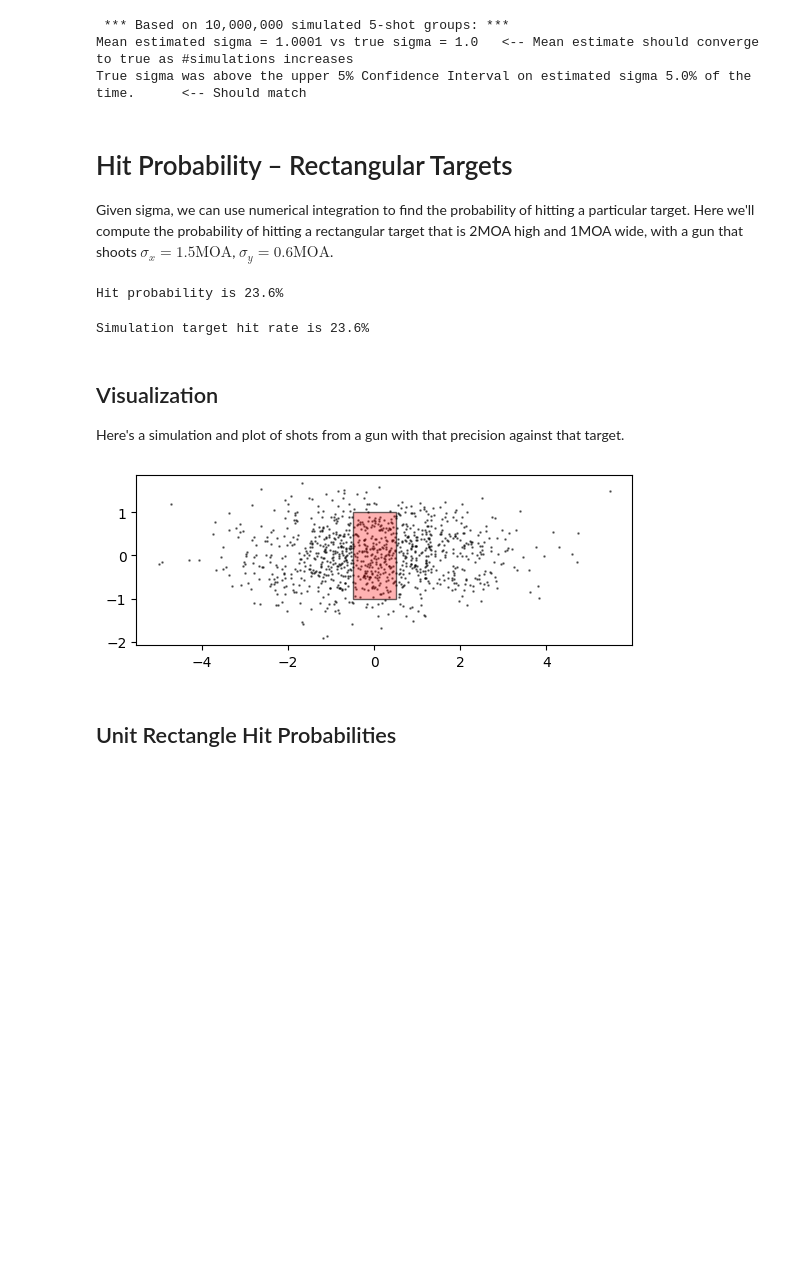
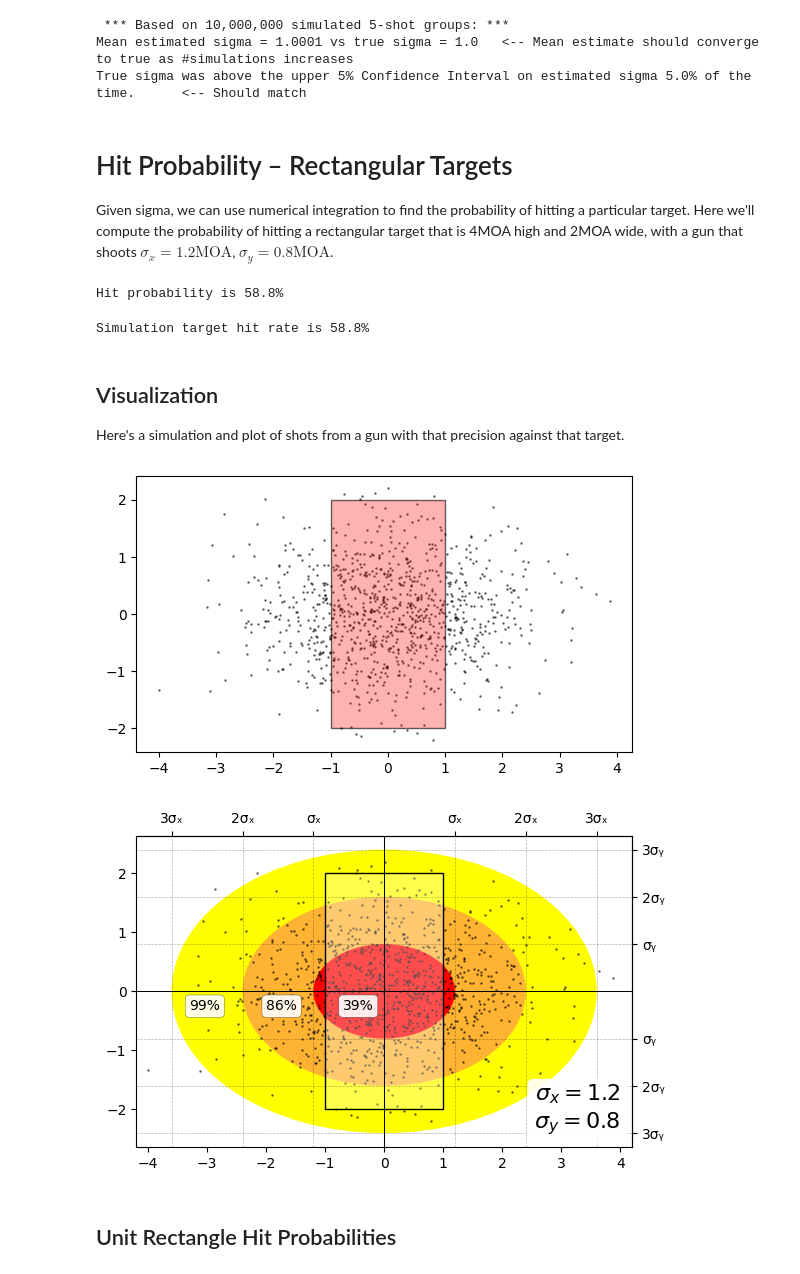
Before and after one commit to dbookstaber/ballistipedia, a Jupyter notebook: BallisticSimulations.ipynb, the cells around one changed output. Cells and saved outputs as stored; diff of their text form; code cells hidden in the pictures; blank space fills up the shorter version.

```diff
--- a/BallisticSimulations.ipynb
+++ b/BallisticSimulations.ipynb
@@ -590,14 +629,14 @@ True sigma was above the upper 5% Confidence Interval on estimated sigma 5.0% of
 # %% [markdown]
 # Hit Probability – Rectangular Targets
 
-Given sigma, we can use numerical integration to find the probability of hitting a particular target.  Here we'll compute the probability of hitting a rectangular target that is 2MOA high and 1MOA wide, with a gun that shoots $\sigma_x=1.5\text{MOA}$, $\sigma_y=0.6\text{MOA}$.
+Given sigma, we can use numerical integration to find the probability of hitting a particular target.  Here we'll compute the probability of hitting a rectangular target that is 4MOA high and 2MOA wide, with a gun that shoots $\sigma_x=1.2\text{MOA}$, $\sigma_y=0.8\text{MOA}$.
 # %%
 import numpy as np
 from scipy.stats import multivariate_normal
 from scipy import integrate
 
-sigmaX, sigmaY = 1.5, 0.6
-targetX, targetY = 1.0, 2.0
+sigmaX, sigmaY = 1.2, 0.8
+targetX, targetY = 2.0, 4.0
 
 def pdf(x,y):
     return multivariate_normal.pdf([x,y], mean=[0,0], cov=[[sigmaX**2, 0], [0, sigmaY**2]])
@@ -605,21 +644,23 @@ def pdf(x,y):
 hit_probability, err = integrate.nquad(pdf, [[-targetX/2.0, targetX/2.0], [-targetY/2.0, targetY/2.0]])
 print(f'Hit probability is {hit_probability:.1%}')
 # %% [output]
-Hit probability is 23.6%
+Hit probability is 58.8%
 # %%
 # Simulation to verify:
 numShots = 1_000_000
 shotsX = np.random.normal(scale=sigmaX, size=numShots)
 shotsY = np.random.normal(scale=sigmaY, size=numShots)
-hits = sum(1 for s in range(numShots) if ((abs(shotsX[s]) < targetX/2.0) and (abs(shotsY[s]) < targetY/2.0)))/numShots
+hits = sum(1 for s in range(numShots) if
+    ((abs(shotsX[s]) < targetX/2.0) and (abs(shotsY[s]) < targetY/2.0)))/numShots
 print(f'Simulation target hit rate is {hits:.1%}')
 # %% [output]
-Simulation target hit rate is 23.6%
+Simulation target hit rate is 58.8%
 # %% [markdown]
 ## Visualization
 
 Here's a simulation and plot of shots from a gun with that precision against that target.
 # %%
+from matplotlib import pyplot as plt
 from matplotlib.patches import Polygon
 numShots = 1000
 shotsX = np.random.normal(scale=sigmaX, size=numShots)
@@ -634,7 +675,47 @@ plt.show()
 #plt.savefig('TargetSim', dpi=500, bbox_inches='tight')
 #plt.savefig('TargetSim.svg', format='svg', bbox_inches='tight')
 # %% [output]
-[figure, old version]
+[figure, new version]
+# %%
+from matplotlib.patches import Ellipse
+
+ax = plt.gca()
+ax.set_aspect('equal')
+ax.scatter(shotsX, shotsY, s=0.7, color=[0,0,0,.5])
+target_vertices = ((-targetX/2,-targetY/2), (targetX/2,-targetY/2), (targetX/2,targetY/2), (-targetX/2,targetY/2))
+ax.add_patch(Polygon(target_vertices, closed=True, edgecolor=[0,0,0,1], facecolor=[1,1,1,.3]))
+
+ax.add_patch(Ellipse([0,0], 6*sigmaX, 6*sigmaY, facecolor=[1,1,0,1], edgecolor=[0,0,0,0], zorder=-3))
+ax.add_patch(Ellipse([0,0], 4*sigmaX, 4*sigmaY, facecolor=[1,.7,.2,1], edgecolor=[0,0,0,0], zorder=-2))
+ax.add_patch(Ellipse([0,0], 2*sigmaX, 2*sigmaY, facecolor=[1,0,0,1], edgecolor=[0,0,0,0], zorder=-1))
+ax.axhline(0, color='k', lw=0.75)
+ax.axvline(0, color='k', lw=0.75)
+ax.text(-0.7,-0.25,"39%", ha='left', va='center',bbox=dict(facecolor=[1,1,1,.9], boxstyle='round', lw=0.2))
+ax.text(-2.0,-0.25,"86%", ha='left', va='center',bbox=dict(facecolor=[1,1,1,.9], boxstyle='round', lw=0.2))
+ax.text(-3.3,-0.25,"99%", ha='left', va='center',bbox=dict(facecolor=[1,1,1,.9], boxstyle='round', lw=0.2))
+ax.text(4,-2,f'$\\sigma_x=${sigmaX}\n$\sigma_y=${sigmaY}',
+        ha='right', va='center', fontsize=16,
+        bbox=dict(facecolor=[1,1,1,.9], boxstyle='round', lw=0)
+        )
+
+axx = ax.secondary_xaxis('top')
+axx.set_xticks([-3*sigmaX, -2*sigmaX, -1*sigmaX, sigmaX, 2*sigmaX, 3*sigmaX])
+axx.set_xticklabels(['3σₓ', '2σₓ', 'σₓ', 'σₓ', '2σₓ', '3σₓ'], va='bottom')
+axy = ax.secondary_yaxis('right')
+axy.set_yticks([-3*sigmaY, -2*sigmaY, -1*sigmaY, 1*sigmaY, 2*sigmaY, 3*sigmaY])
+axy.set_yticklabels(['3σᵧ', '2σᵧ', 'σᵧ', 'σᵧ', '2σᵧ', '3σᵧ'], ha='left')
+ax.set_xlim(-4.2,4.2)
+xlim = ax.get_xlim()
+for y in axy.get_yticks():
+    ax.plot(xlim, (y, y), ls="--", color=[0,0,0,.3], lw=0.5)
+ylim = ax.get_ylim()
+for x in axx.get_xticks():
+    ax.plot((x, x), ylim, ls="--", color=[0,0,0,.3], lw=0.5)
+ax.set_ylim(ylim)
+#plt.savefig('TargetEllipticSim.svg', format='svg', bbox_inches='tight')
+plt.show()
+# %% [output]
+[figure, added]
 # %% [markdown]
 ## Unit Rectangle Hit Probabilities
 # %%
```
Also changed, not shown: parts of 30 cells of this notebook, 1 other file.
